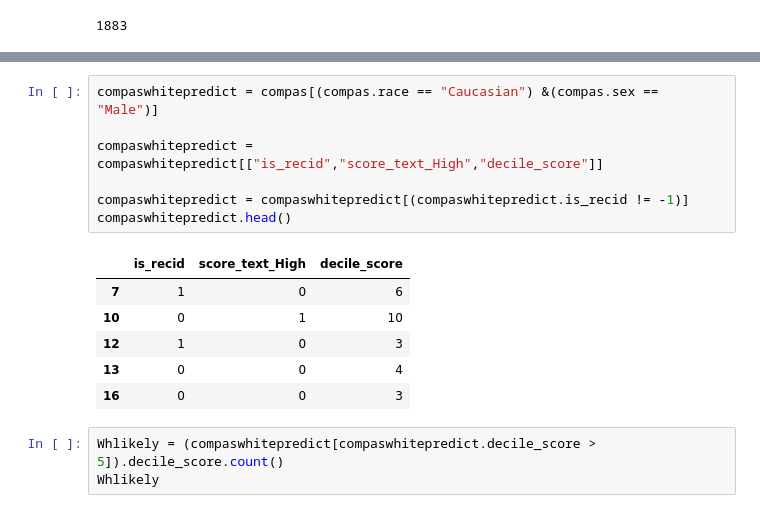
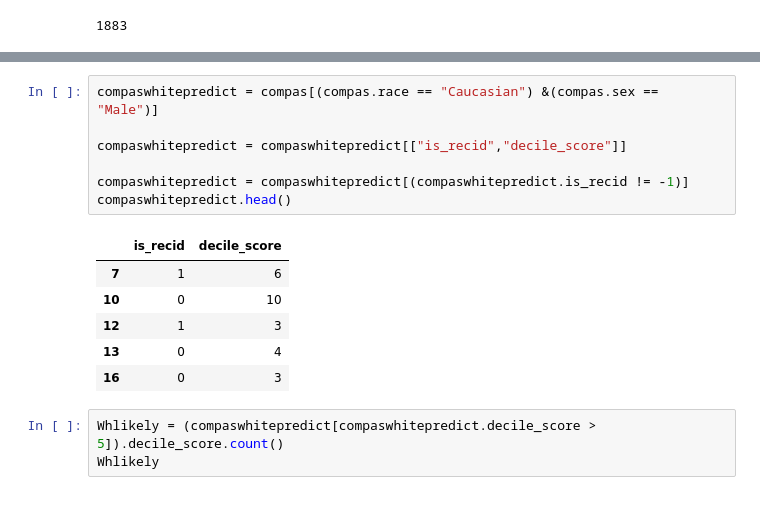
Before and after one commit to CyrusRR/iXDSCourseProject1, a Jupyter notebook: compas-analysis-master/Comparison.ipynb, the cells around one changed output, grey strips where cells are left out. Drawn from its saved outputs; the diff is of its cells as text.

```diff
--- a/compas-analysis-master/Comparison.ipynb
+++ b/compas-analysis-master/Comparison.ipynb
@@ -62,17 +63,17 @@ Bllikely/recid.
 # %%
 compaswhitepredict = compas[(compas.race == "Caucasian") &(compas.sex == "Male")]
 
-compaswhitepredict = compaswhitepredict[["is_recid","score_text_High","decile_score"]]
+compaswhitepredict = compaswhitepredict[["is_recid","decile_score"]]
 
 compaswhitepredict = compaswhitepredict[(compaswhitepredict.is_recid != -1)]
 compaswhitepredict.head()
 # %% [output]
-|  | is_recid | score_text_High | decile_score |
-| 7 | 1 | 0 | 6 |
-| 10 | 0 | 1 | 10 |
-| 12 | 1 | 0 | 3 |
-| 13 | 0 | 0 | 4 |
-| 16 | 0 | 0 | 3 |
+|  | is_recid | decile_score |
+| 7 | 1 | 6 |
+| 10 | 0 | 10 |
+| 12 | 1 | 3 |
+| 13 | 0 | 4 |
+| 16 | 0 | 3 |
 # %%
 Whlikely = (compaswhitepredict[compaswhitepredict.decile_score > 5]).decile_score.count()
 Whlikely
```
Also changed, not shown: parts of 11 cells of this notebook, 3 other files.
